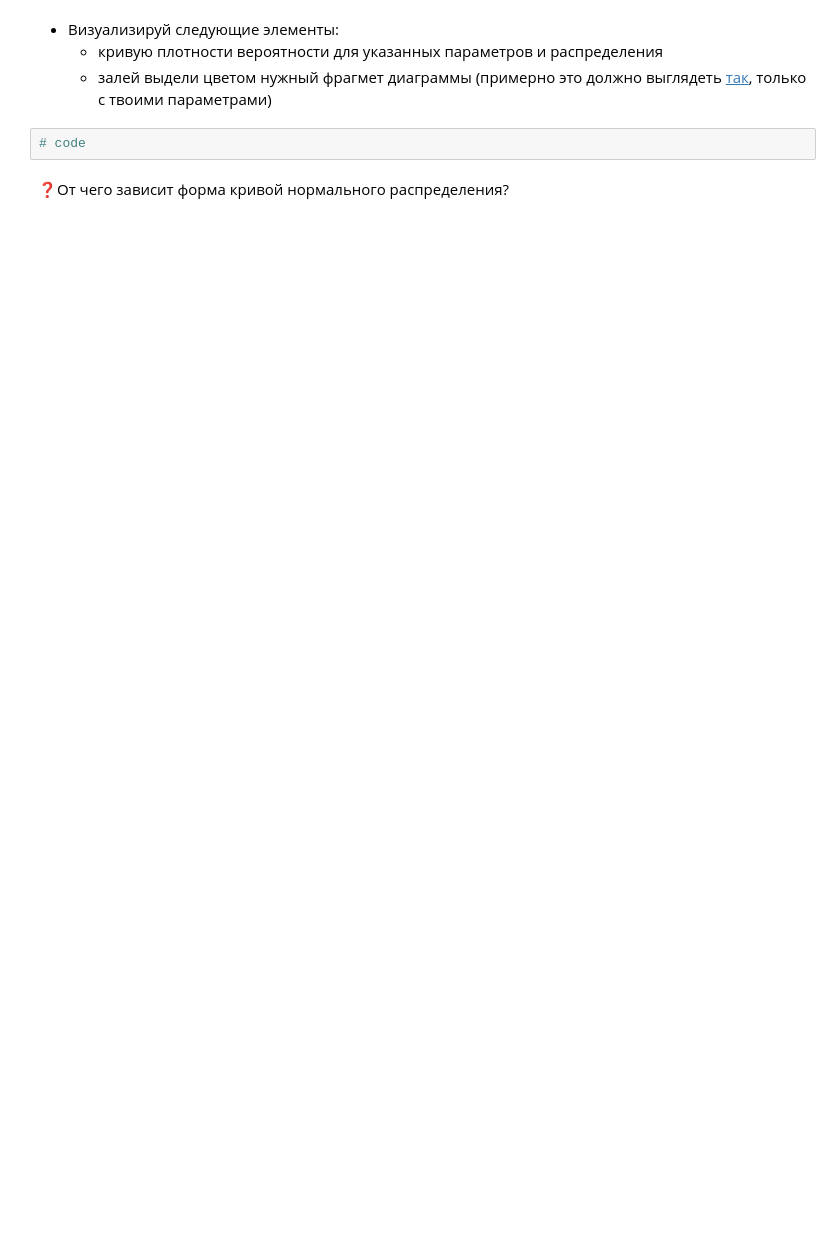
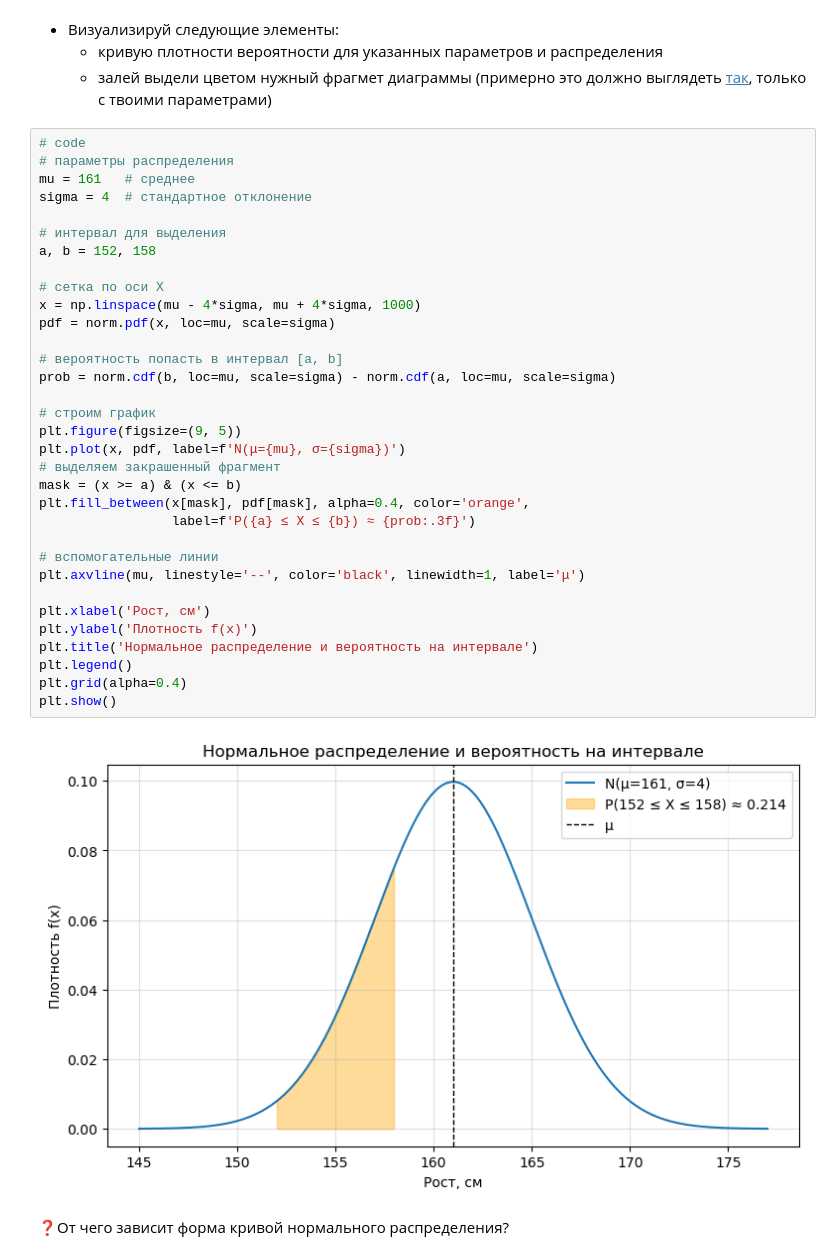
Before and after one commit to Molloko/ds-phase-1-, a Jupyter notebook: 1 monday/04-01-task.ipynb, the cells around one changed output. Drawn from its saved outputs; the diff is of its cells as text; blank space fills up the shorter version.

```diff
--- a/1 monday/04-01-task.ipynb
+++ b/1 monday/04-01-task.ipynb
@@ -156,6 +178,39 @@ plt.step(k, cdf, where="post")
     * залей выдели цветом нужный фрагмет диаграммы (примерно это должно выглядеть [так](https://i.stack.imgur.com/c8F3F.png), только с твоими параметрами)
 # %%
 # code
+# параметры распределения
+mu = 161   # среднее
+sigma = 4  # стандартное отклонение
+
+# интервал для выделения
+a, b = 152, 158
+
+# сетка по оси X
+x = np.linspace(mu - 4*sigma, mu + 4*sigma, 1000)
+pdf = norm.pdf(x, loc=mu, scale=sigma)
+
+# вероятность попасть в интервал [a, b]
+prob = norm.cdf(b, loc=mu, scale=sigma) - norm.cdf(a, loc=mu, scale=sigma)
+
+# строим график
+plt.figure(figsize=(9, 5))
+plt.plot(x, pdf, label=f'N(μ={mu}, σ={sigma})')
+# выделяем закрашенный фрагмент
+mask = (x >= a) & (x <= b)
+plt.fill_between(x[mask], pdf[mask], alpha=0.4, color='orange',
+                 label=f'P({a} ≤ X ≤ {b}) ≈ {prob:.3f}')
+
+# вспомогательные линии
+plt.axvline(mu, linestyle='--', color='black', linewidth=1, label='μ')
+
+plt.xlabel('Рост, см')
+plt.ylabel('Плотность f(x)')
+plt.title('Нормальное распределение и вероятность на интервале')
+plt.legend()
+plt.grid(alpha=0.4)
+plt.show()
+# %% [output]
+[figure, added]
 # %% [markdown]
 ❓От чего зависит форма кривой нормального распределения?
 # %% [markdown]
```
Also changed, not shown: parts of 7 cells of this notebook.
